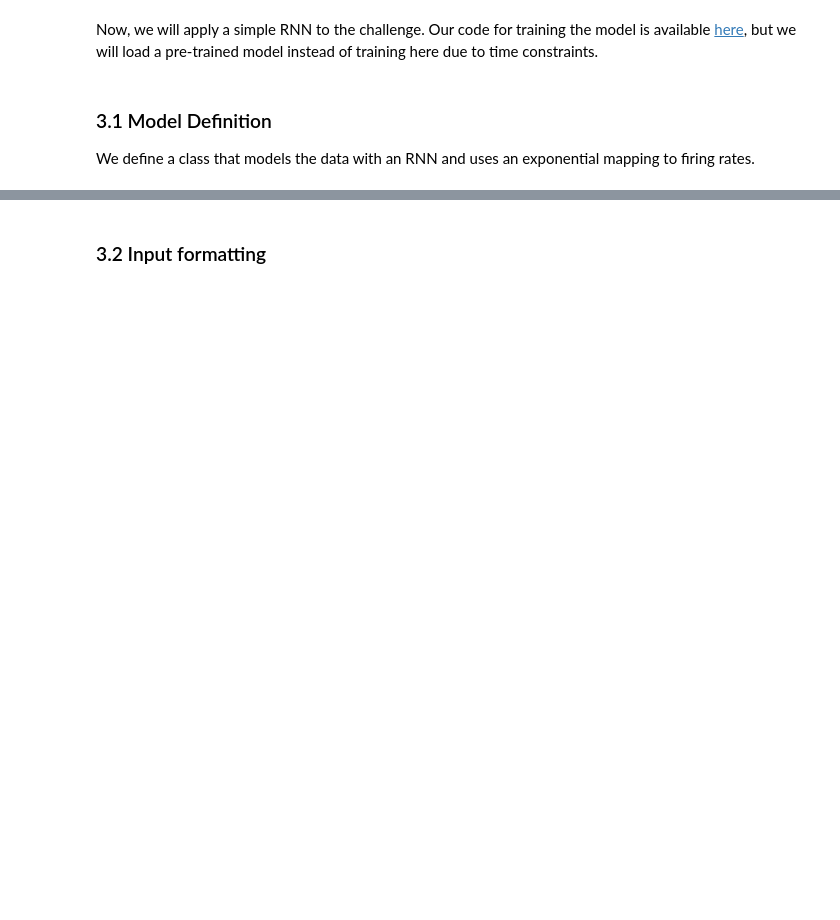
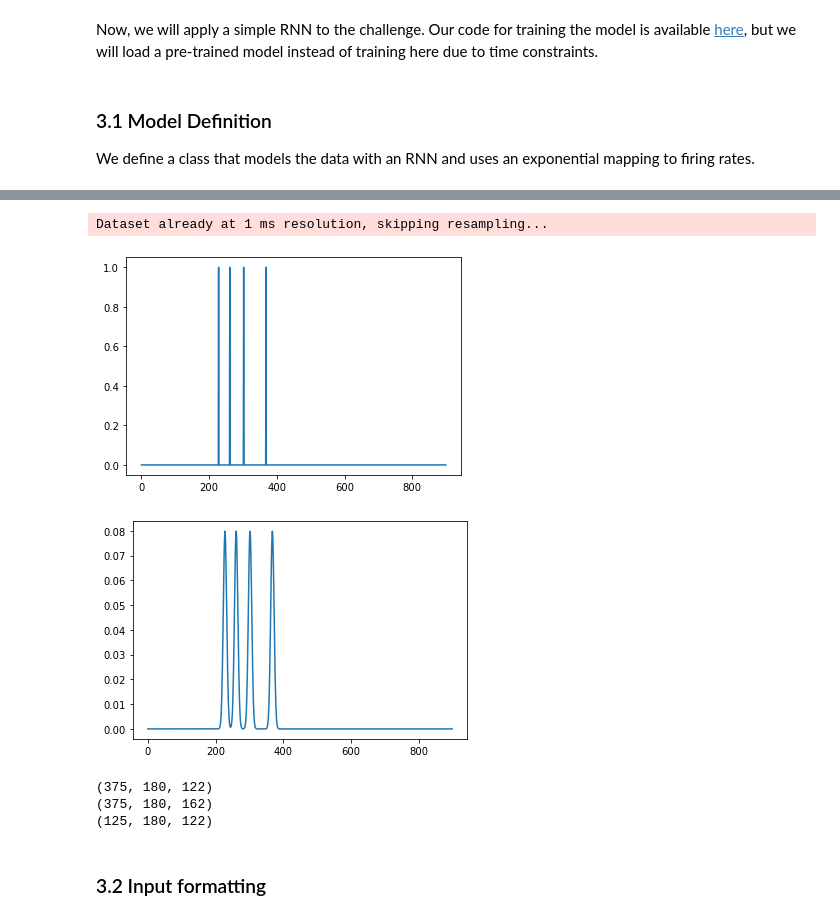
Before and after one commit to neurohari/NeuralDecoders, a Jupyter notebook: notebooks/behavior-trained-decoder-of-spikes.ipynb, the cells around one changed output, grey strips where cells are left out. Cells and saved outputs as stored; diff of their text form; code cells hidden in the pictures; blank space fills up the shorter version.

Commit message:
added the code for RNN training

```diff
--- a/notebooks/behavior-trained-decoder-of-spikes.ipynb
+++ b/notebooks/behavior-trained-decoder-of-spikes.ipynb
@@ -269,3 +482,83 @@ We define a class that models the data with an RNN and uses an exponential mappi
+# %%
+
+def get_data(dataset_name, phase='test', bin_size=5):
+    """Function that extracts and formats data for training model"""
+    curr_path = os.getcwd()
+    fpath = curr_path + '/datasets/000138/sub-Jenkins/'
+    dataset = NWBDataset(fpath,
+        skip_fields=['cursor_pos', 'eye_pos', 'cursor_vel', 'eye_vel', 'hand_pos'])
+    dataset.resample(1)
+    train_split = ['train', 'val'] if phase == 'test' else 'train'
+    eval_split = phase
+    train_dict = make_train_input_tensors(dataset, dataset_name, train_split, save_file=False, include_forward_pred=True)
+    eval_dict = make_eval_input_tensors(dataset, dataset_name, eval_split, save_file=False)
+    training_input = np.concatenate([
+        train_dict['train_spikes_heldin'],
+        np.zeros(train_dict['train_spikes_heldin_forward'].shape),
+    ], axis=1)
+    training_output = np.concatenate([
+        np.concatenate([
+            train_dict['train_spikes_heldin'],
+            train_dict['train_spikes_heldin_forward'],
+        ], axis=1),
+        np.concatenate([
+            train_dict['train_spikes_heldout'],
+            train_dict['train_spikes_heldout_forward'],
+        ], axis=1),
+    ], axis=2)
+    eval_input = np.concatenate([
+        eval_dict['eval_spikes_heldin'],
+        np.zeros((
+            eval_dict['eval_spikes_heldin'].shape[0],
+            train_dict['train_spikes_heldin_forward'].shape[1],
+            eval_dict['eval_spikes_heldin'].shape[2]
+        )),
+    ], axis=1)
+    del dataset
+    return training_input, training_output, eval_input
+
+
+# Run parameters
+dataset_name = 'mc_maze_large'
+phase = 'val'
+bin_size = 5
+
+# Extract data
+training_input, training_output, eval_input = get_data(dataset_name, phase, bin_size)
+# smoothen the spike data using gaussian filter of 5ms standaed deviation
+std_gaus = 5
+training_input_filt = scipy.ndimage.gaussian_filter1d(training_input, std_gaus, axis=1)
+training_output_filt = scipy.ndimage.gaussian_filter1d(np.float64(training_output), std_gaus, axis=1)
+eval_input_filt = scipy.ndimage.gaussian_filter1d(eval_input, std_gaus, axis=1)
+
+plt.figure()
+plt.plot(training_input[1,:,0])
+
+plt.figure()
+plt.plot(training_input_filt[1,:,0])
+
+# Downsample all of the train and eval data to 5ms step size
+bin_size = 5
+resamp_int = np.arange(0, training_input_filt.shape[1], bin_size)
+training_input_filt = training_input_filt[:, resamp_int, :]
+training_output_filt = training_output_filt[:, resamp_int, :]
+eval_input_filt = eval_input_filt[:, resamp_int, :]
+#print(training_input.shape)
+#resamp_interval = np.arange(0, training_input.shape[1], 5)
+#print(training_input[:, resamp_interval,:].shape)
+# %% [output]
+Dataset already at 1 ms resolution, skipping resampling...
+[figure, added]
+[figure, added]
+# %%
+
+print(training_input_filt.shape)
+print(training_output_filt.shape)
+print(eval_input_filt.shape)
+# %% [output]
+(375, 180, 122)
+(375, 180, 162)
+(125, 180, 122)
 # %%
 import torch
 import numpy as np
```
Also changed, not shown: parts of 3 cells of this notebook.
